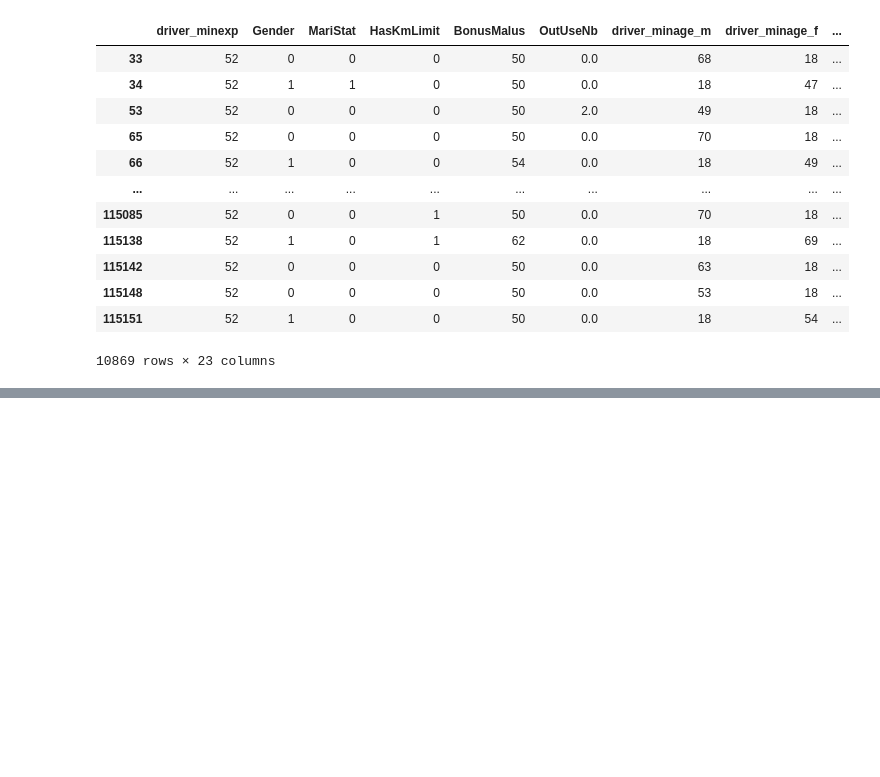
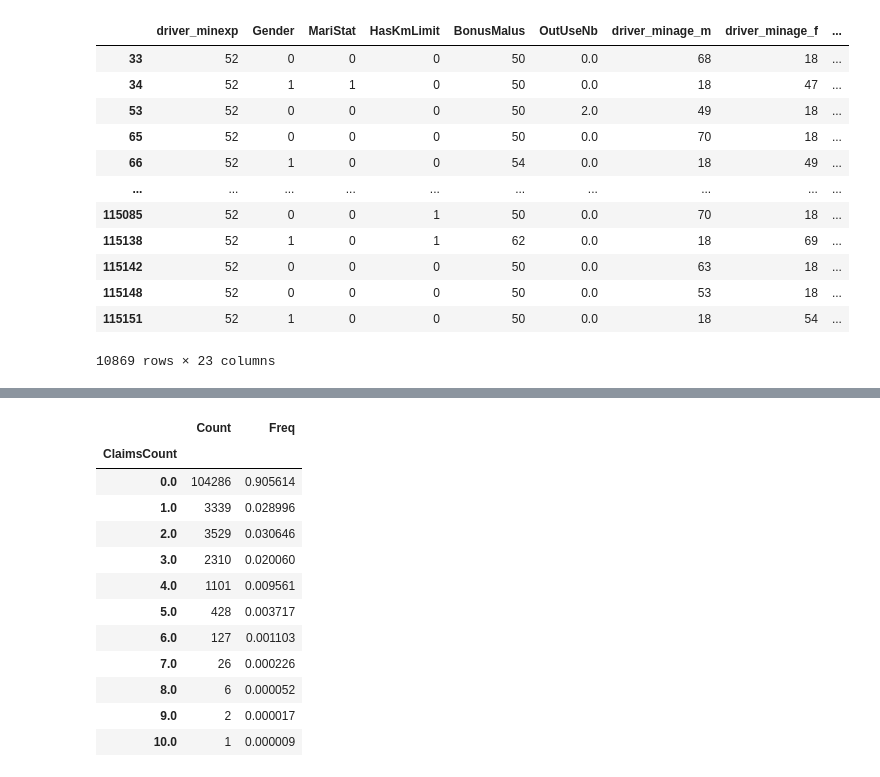
Before and after one commit to Aleksei741/Python_Lesson, a Jupyter notebook: Машинное обучение в бизнесе/Lesson_8/HW.ipynb, the cells around one changed output, grey strips where cells are left out. Drawn from its saved outputs; the diff is of its cells as text; code cells hidden in the pictures; blank space fills up the shorter version.

```diff
--- a/Машинное обучение в бизнесе/Lesson_8/HW.ipynb
+++ b/Машинное обучение в бизнесе/Lesson_8/HW.ipynb
@@ -362,0 +346,16 @@ ModuleNotFoundError: No module named 'xgboost'
+# %%
+FreqCount
+# %% [output]
+|  | Count | Freq |
+| ClaimsCount |  |  |
+| 0.0 | 104286 | 0.905614 |
+| 1.0 | 3339 | 0.028996 |
+| 2.0 | 3529 | 0.030646 |
+| 3.0 | 2310 | 0.020060 |
+| 4.0 | 1101 | 0.009561 |
+| 5.0 | 428 | 0.003717 |
+| 6.0 | 127 | 0.001103 |
+| 7.0 | 26 | 0.000226 |
+| 8.0 | 6 | 0.000052 |
+| 9.0 | 2 | 0.000017 |
+| 10.0 | 1 | 0.000009 |
```
Also changed, not shown: parts of 29 cells of this notebook, 1 other file.
